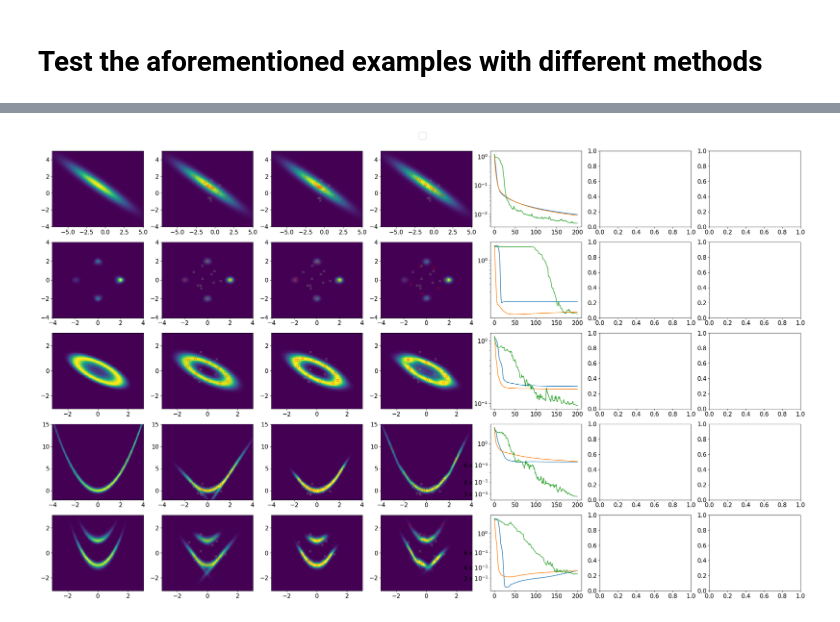
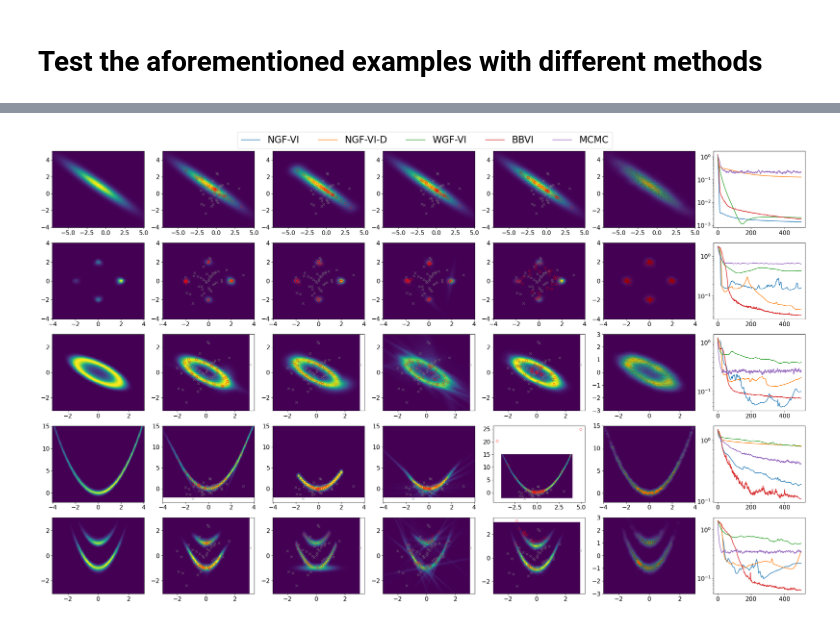
Before and after one commit to PKU-CMEGroup/InverseProblems.jl, a Jupyter notebook: Derivative-Free-Variational-Inference/MultiModal-Comparison-2D.ipynb, the cells around one changed output, grey strips where cells are left out. Drawn from its saved outputs; the diff is of its cells as text; code cells hidden in the pictures.

```diff
--- a/Derivative-Free-Variational-Inference/MultiModal-Comparison-2D.ipynb
+++ b/Derivative-Free-Variational-Inference/MultiModal-Comparison-2D.ipynb
@@ -283,10 +333,11 @@ visualization_comparison_2d (generic function with 1 method)
 # %% [markdown]
 # Test the aforementioned examples with different methods
 # %%
-include("../Inversion/GMBBVI.jl")
-N_modes = 10 # number of modes in Gaussian mixture
+# Test the examples in MultiModal-DFGMVI.ipynb with different methods
+
+N_modes = 40 # number of modes in Gaussian mixture
 N_ens= 1000 # number of paticles in MCMC
-N_bbvi_sample = 10 # number of samples to compute expectation using Monte Carlo in BBVI
+N_bbvi_sample = 5 # number of samples to compute expectation using Monte Carlo in BBVI
 
 fig, ax = PyPlot.subplots(nrows=5, ncols=7, sharex=false, sharey=false, figsize=(28,17))
 
@@ -306,8 +357,9 @@ for j = 1:N_ens
     ens_0[:,j]  = rand(MvNormal(zeros(N_x), Σ0)) + μ0
 end
 
-N_iter = 200
+N_iter = 500
 Nx, Ny = 100,100
+
 
 
 ση = 1.0
@@ -321,11 +373,14 @@ func_F(x) = F(x, func_args)
 func_dPhi(x) = dPhi(x, func_args)
 func_prob(x)=exp(logrho(x, func_args))
 func_Phi(x)= -logrho(x, func_args)
-obj_NGFlow = Gaussian_mixture_NGFVI(func_dPhi, x0_w, x0_mean, xx0_cov; diagonal_covariance = false, N_iter = N_iter, dt = dt1)[1]
-obj_DF_GMVI = Gaussian_mixture_VI(nothing, func_F, x0_w, x0_mean, xx0_cov; N_iter = N_iter, dt = dt1)[1]
+
+obj_NGFlow = Gaussian_mixture_NGFVI(func_dPhi, x0_w, x0_mean, xx0_cov; diagonal_covariance = false, N_iter = N_iter, dt = dt1, Hessian_correct_GM=Hessian_correct_GM)[1]
+obj_NGFlow_D = Gaussian_mixture_NGFVI(func_dPhi, x0_w, x0_mean, xx0_cov; diagonal_covariance = true, N_iter = N_iter, dt = dt3, Hessian_correct_GM=Hessian_correct_GM)[1]
+obj_GMWVI = Gaussian_mixture_WGFVI(func_dPhi, x0_w, x0_mean, xx0_cov; N_iter = N_iter, dt = dt2, Hessian_correct_GM=Hessian_correct_GM)[1]
 obj_BBVI = Gaussian_mixture_BBVI(func_Phi, x0_w, x0_mean, xx0_cov; N_iter = N_iter, dt = dt4, N_ens=N_bbvi_sample)
-# ens_MCMC=Run_StretchMove(ens_0,func_prob; output="History", N_iter=N_iter)
-visualization_comparison_2d(ax[1,:], obj_NGFlow, obj_DF_GMVI, obj_BBVI, nothing ; Nx = Nx, Ny = Ny, x_lim=[-7.0, 5.0], y_lim=[-4.0, 5.0], func_F=func_F,
+ens_MCMC=Run_StretchMove(ens_0,func_prob; output="History", N_iter=N_iter)
+
+visualization_comparison_2d(ax[1,:], obj_NGFlow, obj_NGFlow_D, obj_GMWVI, obj_BBVI, ens_MCMC ; Nx = Nx, Ny = Ny, x_lim=[-7.0, 5.0], y_lim=[-4.0, 5.0], func_F=func_F,
     bandwidth=(0.32,0.22), make_label=false,  N_iter= N_iter)
 
 
@@ -340,12 +395,16 @@ func_F(x) = F(x, func_args)
 func_dPhi(x) = dPhi(x, func_args)
 func_prob(x)=exp(logrho(x, func_args))
 func_Phi(x)= -logrho(x, func_args)
-obj_NGFlow = Gaussian_mixture_NGFVI(func_dPhi, x0_w, x0_mean, xx0_cov; diagonal_covariance = false, N_iter = N_iter, dt = dt1)[1]
-obj_DF_GMVI = Gaussian_mixture_VI(nothing, func_F, x0_w, x0_mean, xx0_cov; N_iter = N_iter, dt = dt1)[1]
-obj_BBVI = Gaussian_mixture_BBVI(func_Phi, x0_w, x0_mean, xx0_cov; N_iter = N_iter, dt = dt4, N_ens=N_bbvi_sample, w_min=1e-8)
-# ens_MCMC=Run_StretchMove(ens_0,func_prob; output="History", N_iter=N_iter)
-visualization_comparison_2d(ax[2,:],  obj_NGFlow, obj_DF_GMVI, obj_BBVI, nothing ; Nx = Nx, Ny = Ny, x_lim=[-4.0, 4.0], y_lim=[-4, 4], func_F=func_F,
+
+obj_NGFlow = Gaussian_mixture_NGFVI(func_dPhi, x0_w, x0_mean, xx0_cov; diagonal_covariance = false, N_iter = N_iter, dt = dt1, Hessian_correct_GM=Hessian_correct_GM)[1]
+obj_NGFlow_D = Gaussian_mixture_NGFVI(func_dPhi, x0_w, x0_mean, xx0_cov; diagonal_covariance = true, N_iter = N_iter, dt = dt3, Hessian_correct_GM=Hessian_correct_GM)[1]
+obj_GMWVI = Gaussian_mixture_WGFVI(func_dPhi, x0_w, x0_mean, xx0_cov; N_iter = N_iter, dt = dt2, Hessian_correct_GM=Hessian_correct_GM)[1]
+obj_BBVI = Gaussian_mixture_BBVI(func_Phi, x0_w, x0_mean, xx0_cov; N_iter = N_iter, dt = dt4, N_ens=N_bbvi_sample)
+ens_MCMC=Run_StretchMove(ens_0,func_prob; output="History", N_iter=N_iter)
+
+visualization_comparison_2d(ax[2,:],  obj_NGFlow, obj_NGFlow_D, obj_GMWVI, obj_BBVI, ens_MCMC ; Nx = Nx, Ny = Ny, x_lim=[-4.0, 4.0], y_lim=[-4, 4], func_F=func_F,
     bandwidth=(0.14,0.14), make_label=false,  N_iter= N_iter)
+
 
 
 ση = [0.5; ones(N_x-2)]
@@ -359,11 +418,14 @@ func_F(x) = F(x, func_args)
 func_dPhi(x) = dPhi(x, func_args)
 func_prob(x)=exp(logrho(x, func_args))
 func_Phi(x)= -logrho(x, func_args)
-obj_NGFlow = Gaussian_mixture_NGFVI(func_dPhi, x0_w, x0_mean, xx0_cov; diagonal_covariance = false, N_iter = N_iter, dt = dt1)[1]
-obj_DF_GMVI = Gaussian_mixture_VI(nothing, func_F, x0_w, x0_mean, xx0_cov; N_iter = N_iter, dt = dt1)[1]
-obj_BBVI = Gaussian_mixture_BBVI(func_Phi, x0_w, x0_mean, xx0_cov; N_iter = N_iter, dt = dt4, N_ens=N_bbvi_sample, w_min=1e-8)
-# ens_MCMC=Run_StretchMove(ens_0,func_prob; output="History", N_iter=N_iter)
-visualization_comparison_2d(ax[3,:], obj_NGFlow, obj_DF_GMVI, obj_BBVI, nothing ; Nx = Nx, Ny = Ny, x_lim=[-3.0, 3.0], y_lim=[-3.0, 3.0], func_F=func_F,
+
+obj_NGFlow = Gaussian_mixture_NGFVI(func_dPhi, x0_w, x0_mean, xx0_cov; diagonal_covariance = false, N_iter = N_iter, dt = dt1, Hessian_correct_GM=Hessian_correct_GM)[1]
+obj_NGFlow_D = Gaussian_mixture_NGFVI(func_dPhi, x0_w, x0_mean, xx0_cov; diagonal_covariance = true, N_iter = N_iter, dt = dt3, Hessian_correct_GM=Hessian_correct_GM)[1]
+obj_GMWVI = Gaussian_mixture_WGFVI(func_dPhi, x0_w, x0_mean, xx0_cov; N_iter = N_iter, dt = dt2, Hessian_correct_GM=Hessian_correct_GM)[1]
+obj_BBVI = Gaussian_mixture_BBVI(func_Phi, x0_w, x0_mean, xx0_cov; N_iter = N_iter, dt = dt4, N_ens=N_bbvi_sample)
+ens_MCMC=Run_StretchMove(ens_0,func_prob; output="History", N_iter=N_iter)
+
+visualization_comparison_2d(ax[3,:], obj_NGFlow, obj_NGFlow_D, obj_GMWVI, obj_BBVI, ens_MCMC ; Nx = Nx, Ny = Ny, x_lim=[-3.0, 3.0], y_lim=[-3.0, 3.0], func_F=func_F,
     bandwidth=(0.20,0.14), make_label=false,  N_iter= N_iter)
 
 
@@ -379,11 +441,14 @@ func_F(x) = F(x, func_args)
 func_dPhi(x) = dPhi(x, func_args)
 func_prob(x)=exp(logrho(x, func_args))
 func_Phi(x)= -logrho(x, func_args)
-obj_NGFlow = Gaussian_mixture_NGFVI(func_dPhi, x0_w, x0_mean, xx0_cov; diagonal_covariance = false, N_iter = N_iter, dt = dt1)[1]
-obj_DF_GMVI = Gaussian_mixture_VI(nothing, func_F, x0_w, x0_mean, xx0_cov; N_iter = N_iter, dt = dt1)[1]
+
+obj_NGFlow = Gaussian_mixture_NGFVI(func_dPhi, x0_w, x0_mean, xx0_cov; diagonal_covariance = false, N_iter = N_iter, dt = dt1, Hessian_correct_GM=Hessian_correct_GM)[1]
+obj_NGFlow_D = Gaussian_mixture_NGFVI(func_dPhi, x0_w, x0_mean, xx0_cov; diagonal_covariance = true, N_iter = N_iter, dt = dt3, Hessian_correct_GM=Hessian_correct_GM)[1]
+obj_GMWVI = Gaussian_mixture_WGFVI(func_dPhi, x0_w, x0_mean, xx0_cov; N_iter = N_iter, dt = dt2, Hessian_correct_GM=Hessian_correct_GM)[1]
 obj_BBVI = Gaussian_mixture_BBVI(func_Phi, x0_w, x0_mean, xx0_cov; N_iter = N_iter, dt = dt4, N_ens=N_bbvi_sample)
-# ens_MCMC=Run_StretchMove(ens_0,func_prob; output="History", N_iter=N_iter)
-visualization_comparison_2d(ax[4,:], obj_NGFlow, obj_DF_GMVI, obj_BBVI, nothing ; Nx = Nx, Ny = Ny, x_lim=[-4.0, 4.0], y_lim=[-2.0, 15.0], func_F=func_F,
+ens_MCMC=Run_StretchMove(ens_0,func_prob; output="History", N_iter=N_iter)
+
+visualization_comparison_2d(ax[4,:], obj_NGFlow, obj_NGFlow_D, obj_GMWVI, obj_BBVI, ens_MCMC ; Nx = Nx, Ny = Ny, x_lim=[-4.0, 4.0], y_lim=[-2.0, 15.0], func_F=func_F,
     bandwidth=(0.06,0.11), make_label=false,  N_iter= N_iter)
 
 
@@ -399,17 +464,21 @@ func_F(x) = F(x, func_args)
 func_dPhi(x) = dPhi(x, func_args)
 func_prob(x)=exp(logrho(x, func_args))
 func_Phi(x)= -logrho(x, func_args)
-obj_NGFlow = Gaussian_mixture_NGFVI(func_dPhi, x0_w, x0_mean, xx0_cov; diagonal_covariance = false, N_iter = N_iter, dt = dt1)[1]
-obj_DF_GMVI = Gaussian_mixture_VI(nothing, func_F, x0_w, x0_mean, xx0_cov; N_iter = N_iter, dt = dt1)[1]
+
+obj_NGFlow = Gaussian_mixture_NGFVI(func_dPhi, x0_w, x0_mean, xx0_cov; diagonal_covariance = false, N_iter = N_iter, dt = dt1, Hessian_correct_GM = Hessian_correct_GM)[1]
+obj_NGFlow_D = Gaussian_mixture_NGFVI(func_dPhi, x0_w, x0_mean, xx0_cov; diagonal_covariance = true, N_iter = N_iter, dt = dt3, Hessian_correct_GM = Hessian_correct_GM)[1]
+obj_GMWVI = Gaussian_mixture_WGFVI(func_dPhi, x0_w, x0_mean, xx0_cov; N_iter = N_iter, dt = dt2, Hessian_correct_GM=Hessian_correct_GM)[1]
 obj_BBVI = Gaussian_mixture_BBVI(func_Phi, x0_w, x0_mean, xx0_cov; N_iter = N_iter, dt = dt4, N_ens=N_bbvi_sample)
-# ens_MCMC=Run_StretchMove(ens_0,func_prob; output="History", N_iter=N_iter)
-visualization_comparison_2d(ax[5,:], obj_NGFlow, obj_DF_GMVI, obj_BBVI, nothing ; Nx = Nx, Ny = Ny, x_lim=[-3.0, 3.0], y_lim=[-3.0, 3.0], func_F=func_F,
+ens_MCMC=Run_StretchMove(ens_0,func_prob; output="History", N_iter=N_iter)
+
+visualization_comparison_2d(ax[5,:], obj_NGFlow, obj_NGFlow_D, obj_GMWVI, obj_BBVI, ens_MCMC ; Nx = Nx, Ny = Ny, x_lim=[-3.0, 3.0], y_lim=[-3.0, 3.0], func_F=func_F,
     bandwidth=(0.06,0.11), make_label=false,  N_iter= N_iter)
-
 
 
 
 handles, labels = ax[end, end].get_legend_handles_labels()
 fig.legend(handles,labels,loc = "upper center",bbox_to_anchor=(0.5,1.0),ncol=5,fontsize=24)
 fig.subplots_adjust(bottom=0.03,top=0.95,left=0.03,right=0.98,hspace=0.2)
+
+fig.savefig("MultiModal-Comparison-2D.pdf")
 # %% [output]
@@ -433 +502 @@ fig.subplots_adjust(bottom=0.03,top=0.95,left=0.03,right=0.98,hspace=0.2)
-[figure, old version]
+[figure, new version]
```
Also changed, not shown: parts of 2 cells of this notebook, 11 other files.
